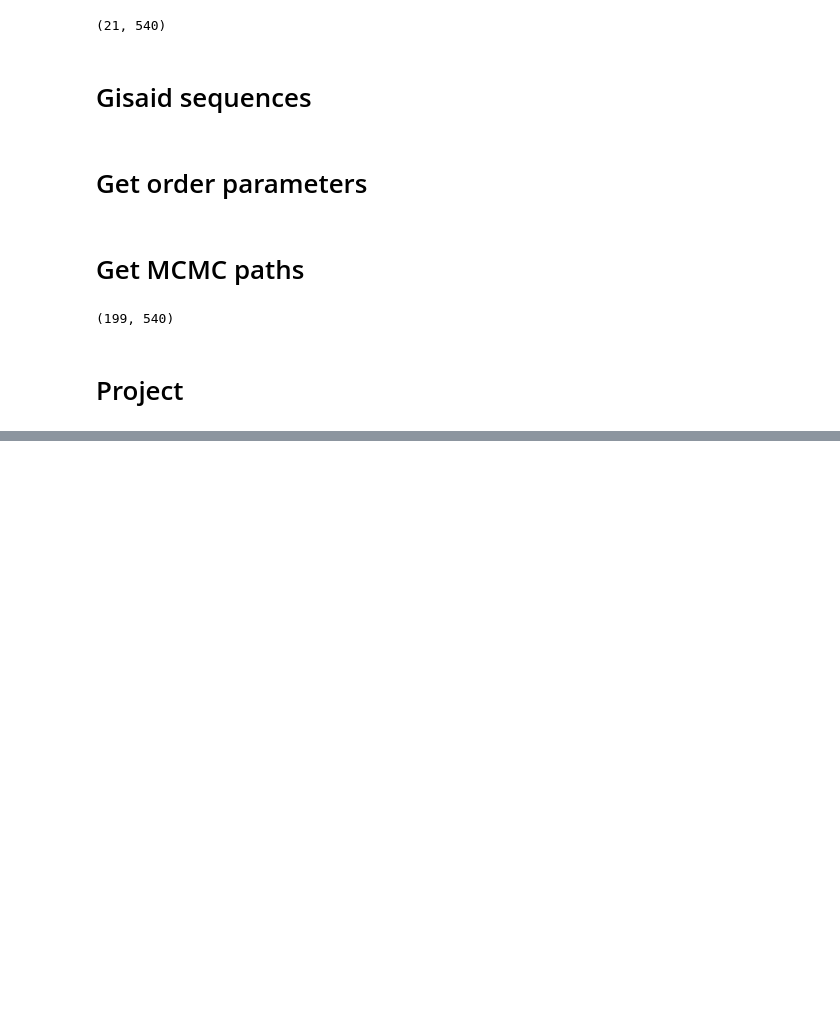
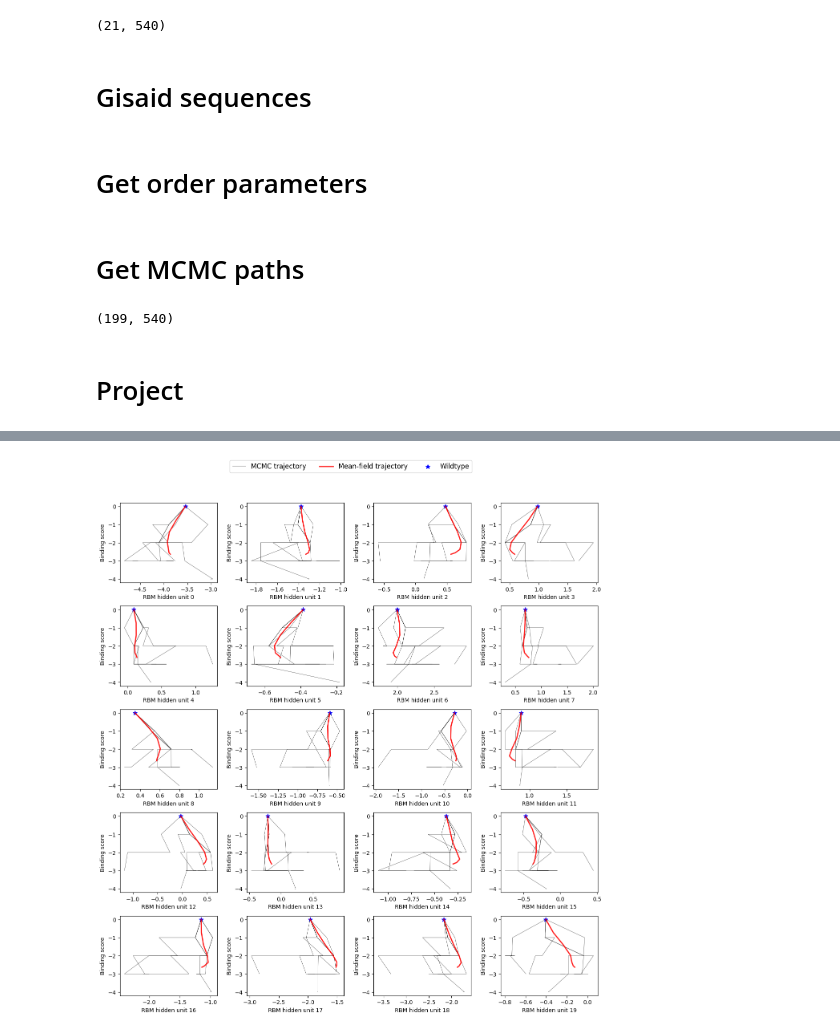
Before and after one commit to m-huot/ESCAPE_PATHS, a Jupyter notebook: lattice/Figure 2e.ipynb, the cells around one changed output, grey strips where cells are left out. Cells and saved outputs as stored; diff of their text form; code cells hidden in the pictures; blank space fills up the shorter version.

```diff
--- a/lattice/Figure 2e.ipynb
+++ b/lattice/Figure 2e.ipynb
@@ -218,0 +227,87 @@ paths_mcmc_2d 5 (7, 2)
+# %%
+import numpy as np
+import matplotlib.pyplot as plt
+import math
+import random
+
+def project_and_plot_2d(n_random_paths=5, seed=21, ncols=4, js=None):
+    """
+    Plots subplots for each j in js:
+      x-axis = coordinate j
+      y-axis = last coordinate (index D-1)
+    Expects global arrays:
+      - mopt:          shape (T+1, D)
+      - paths_mcmc:    shape (N_paths, T+1, D)
+    """
+    assert mopt.ndim == 2 and paths_mcmc.ndim == 3, "mopt (T,D), paths_mcmc (N,T,D)"
+    T, D = mopt.shape
+    last_idx = D - 1
+    if js is None:
+        js = [j for j in range(D) if j != last_idx]  # all except last
+
+    # Randomly select MCMC trajectories to plot
+    random.seed(seed)
+    N = paths_mcmc.shape[0]
+    n_pick = min(n_random_paths, N)
+    random_idxs = random.sample(range(N), n_pick)
+    print("random_idxs", random_idxs)
+
+    # Use the first selected path's first point as "wildtype"
+    wt = paths_mcmc[random_idxs[0], 0]  # shape (D,)
+
+    # --- Layout ---
+    nplots = len(js)
+    nrows = math.ceil(nplots / ncols)
+    figsize = (3.2 * ncols, 2.8 * nrows)
+    fig, axes = plt.subplots(nrows, ncols, figsize=figsize, squeeze=False)
+    axes = axes.ravel()
+
+    # For a single shared legend later
+    handled_legend = False
+
+    for k, j in enumerate(js):
+        ax = axes[k]
+
+        # MCMC trajectories (thin black)
+        for i, pidx in enumerate(random_idxs):
+            path = paths_mcmc[pidx]  # (T+1, D)
+            lbl = "MCMC trajectory" if (i == 0 and not handled_legend) else None
+            ax.plot(path[:, j], path[:, last_idx],
+                    color='black', linewidth=0.4, alpha=0.9, label=lbl)
+
+        # Mean-field trajectory (thick red)
+        lbl = "Mean-field trajectory" if not handled_legend else None
+        ax.plot(mopt[:, j], mopt[:, last_idx],
+                color='red', linewidth=2, alpha=0.9, label=lbl)
+
+        # Wildtype star (blue)
+        lbl = "Wildtype" if not handled_legend else None
+        ax.scatter(wt[j], wt[last_idx], color='blue', marker='*', s=60, label=lbl)
+
+        ax.set_xlabel(f"RBM hidden unit {j}")
+        ax.set_ylabel("Binding score")
+        # ax.set_title(f"Unit {last_idx} vs Unit {j}", fontsize=9)
+
+        # PRL-style black frame, no grid
+        for spine in ax.spines.values():
+            spine.set_edgecolor('black')
+            spine.set_linewidth(0.8)
+
+        if not handled_legend:
+            handled_legend = True
+
+    # Hide any unused axes
+    for k in range(nplots, len(axes)):
+        axes[k].axis('off')
+
+    # Shared legend
+    handles, labels = axes[0].get_legend_handles_labels()
+    if handles:
+        fig.legend(handles, labels, loc='upper center', ncol=3, frameon=True, fontsize=12)
+
+    plt.tight_layout(rect=(0, 0, 1, 0.93))  # leave space for shared legend
+    plt.show()
+
+# Call it:
+project_and_plot_2d()
+# %% [output]
@@ -218,0 +315 @@ paths_mcmc_2d 5 (7, 2)
+[figure, added]
```
Also changed, not shown: parts of 9 cells of this notebook, 2 other files.
